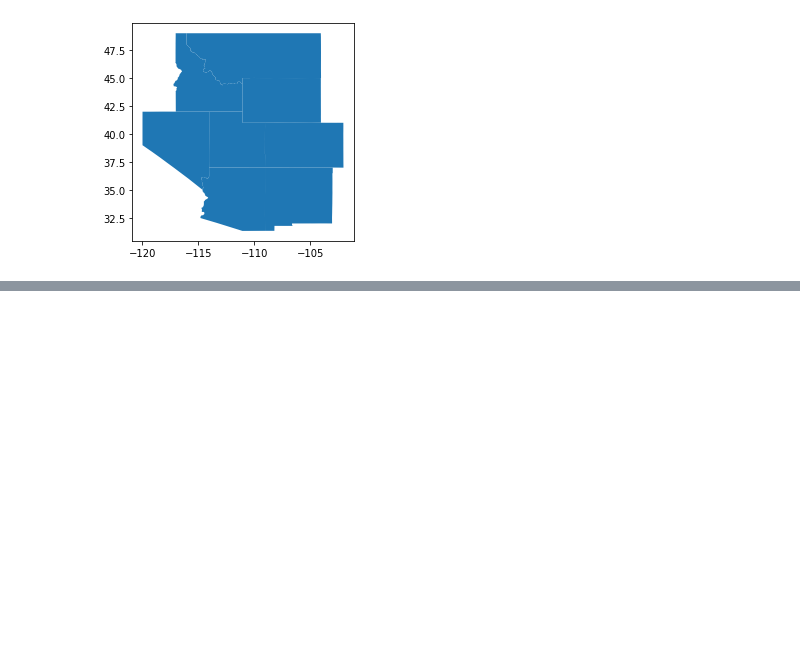
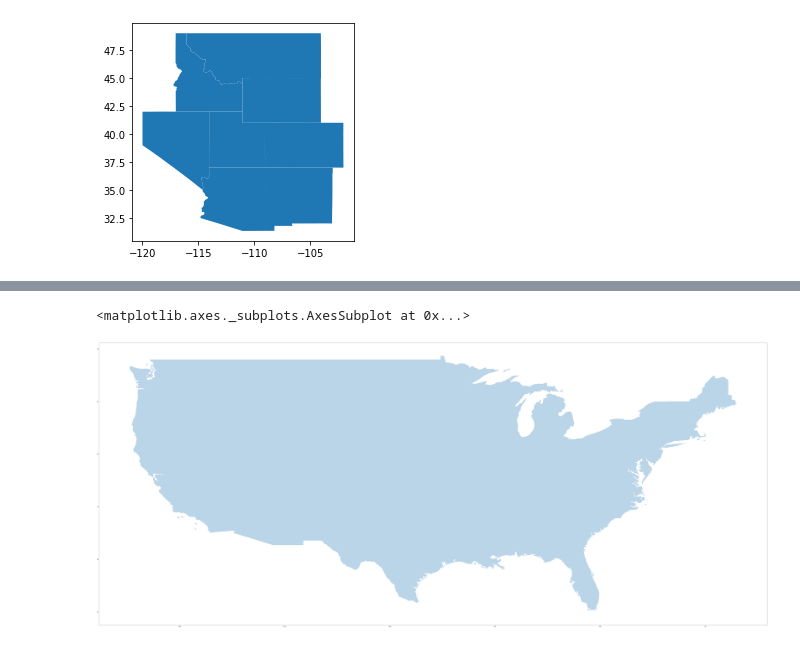
Before and after one commit to RubinBaskir/MEA_Mapper, a Jupyter notebook: working_notebook.ipynb, the cells around one changed output, grey strips where cells are left out. Drawn from its saved outputs; the diff is of its cells as text; code cells hidden in the pictures; blank space fills up the shorter version.

```diff
--- a/working_notebook.ipynb
+++ b/working_notebook.ipynb
@@ -274,0 +165,6 @@ Changes not staged for commit:
+# %%
+fig, ax = plt.subplots(figsize=(100,100))
+usa[1:50].plot(ax=ax, alpha = 0.3)
+# %% [output]
+<matplotlib.axes._subplots.AxesSubplot at 0x...>
+[figure, added]
```
Also changed, not shown: parts of 29 cells of this notebook, 1 other file.
